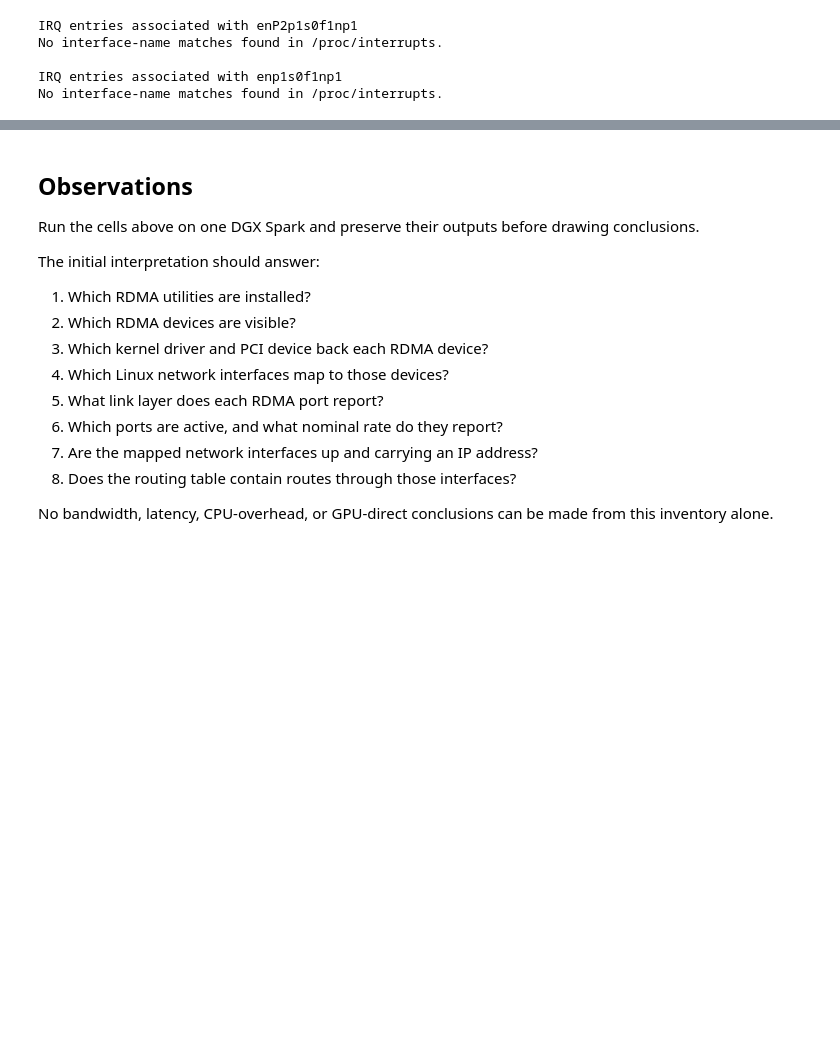
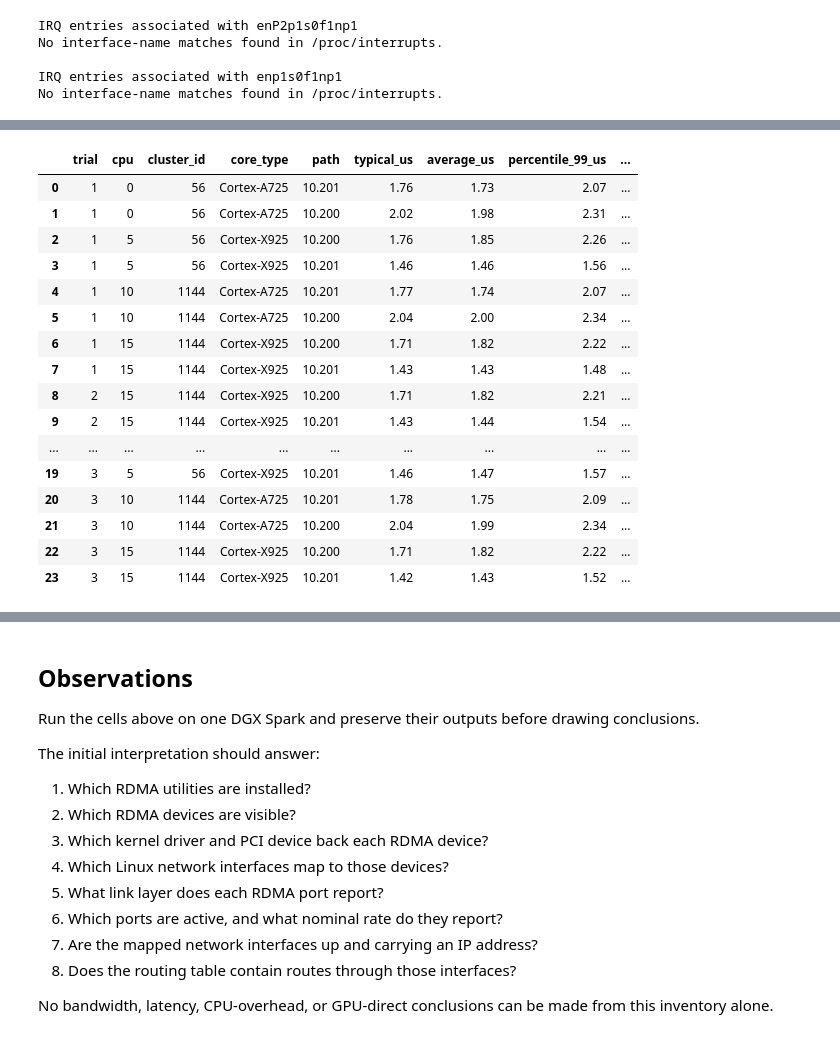
Before and after one commit to coert/dgx-spark-lab, a Jupyter notebook: experiments/00-foundations/09-rdma-fundamentals.ipynb, the cells around one changed output, grey strips where cells are left out. Saved outputs shown, nothing was run; the diff lists cells and outputs as text; code cells hidden in the pictures; blank space fills up the shorter version.

Commit message:
Measure RDMA latency across CPU placements

```diff
--- a/experiments/00-foundations/09-rdma-fundamentals.ipynb
+++ b/experiments/00-foundations/09-rdma-fundamentals.ipynb
@@ -1227,0 +1252,25 @@ No interface-name matches found in /proc/interrupts.
+# %%
+cpu_placement_cases = (
+    {
+        "cpu": 0,
+        "cluster_id": 56,
+        "core_type": "Cortex-A725",
+    },
+    {
+        "cpu": 5,
+        "cluster_id": 56,
+        "core_type": "Cortex-X925",
+    },
+    {
+        "cpu": 10,
+        "cluster_id": 1144,
+        "core_type": "Cortex-A725",
+    },
+    {
+        "cpu": 15,
+        "cluster_id": 1144,
+        "core_type": "Cortex-X925",
+    },
+)
+
+CPU_PLACEMENT_TRIALS = 3
@@ -1227,0 +1364,35 @@ No interface-name matches found in /proc/interrupts.
+# %%
+display(
+    cpu_latency_results_df[
+        [
+            "trial",
+            "cpu",
+            "cluster_id",
+            "core_type",
+            "path",
+            "typical_us",
+            "average_us",
+            "percentile_99_us",
+            "percentile_99_9_us",
+            "succeeded",
+        ]
+    ]
+)
+# %% [output]
+|  | trial | cpu | cluster_id | core_type | path | typical_us | average_us | percentile_99_us | ... |
+| 0 | 1 | 0 | 56 | Cortex-A725 | 10.201 | 1.76 | 1.73 | 2.07 | ... |
+| 1 | 1 | 0 | 56 | Cortex-A725 | 10.200 | 2.02 | 1.98 | 2.31 | ... |
+| 2 | 1 | 5 | 56 | Cortex-X925 | 10.200 | 1.76 | 1.85 | 2.26 | ... |
+| 3 | 1 | 5 | 56 | Cortex-X925 | 10.201 | 1.46 | 1.46 | 1.56 | ... |
+| 4 | 1 | 10 | 1144 | Cortex-A725 | 10.201 | 1.77 | 1.74 | 2.07 | ... |
+| 5 | 1 | 10 | 1144 | Cortex-A725 | 10.200 | 2.04 | 2.00 | 2.34 | ... |
+| 6 | 1 | 15 | 1144 | Cortex-X925 | 10.200 | 1.71 | 1.82 | 2.22 | ... |
+| 7 | 1 | 15 | 1144 | Cortex-X925 | 10.201 | 1.43 | 1.43 | 1.48 | ... |
+| 8 | 2 | 15 | 1144 | Cortex-X925 | 10.200 | 1.71 | 1.82 | 2.21 | ... |
+| 9 | 2 | 15 | 1144 | Cortex-X925 | 10.201 | 1.43 | 1.44 | 1.54 | ... |
+| ... | ... | ... | ... | ... | ... | ... | ... | ... | ... |
+| 19 | 3 | 5 | 56 | Cortex-X925 | 10.201 | 1.46 | 1.47 | 1.57 | ... |
+| 20 | 3 | 10 | 1144 | Cortex-A725 | 10.201 | 1.78 | 1.75 | 2.09 | ... |
+| 21 | 3 | 10 | 1144 | Cortex-A725 | 10.200 | 2.04 | 1.99 | 2.34 | ... |
+| 22 | 3 | 15 | 1144 | Cortex-X925 | 10.200 | 1.71 | 1.82 | 2.22 | ... |
+| 23 | 3 | 15 | 1144 | Cortex-X925 | 10.201 | 1.42 | 1.43 | 1.52 | ... |
```
Also changed, not shown: parts of 6 cells of this notebook.
